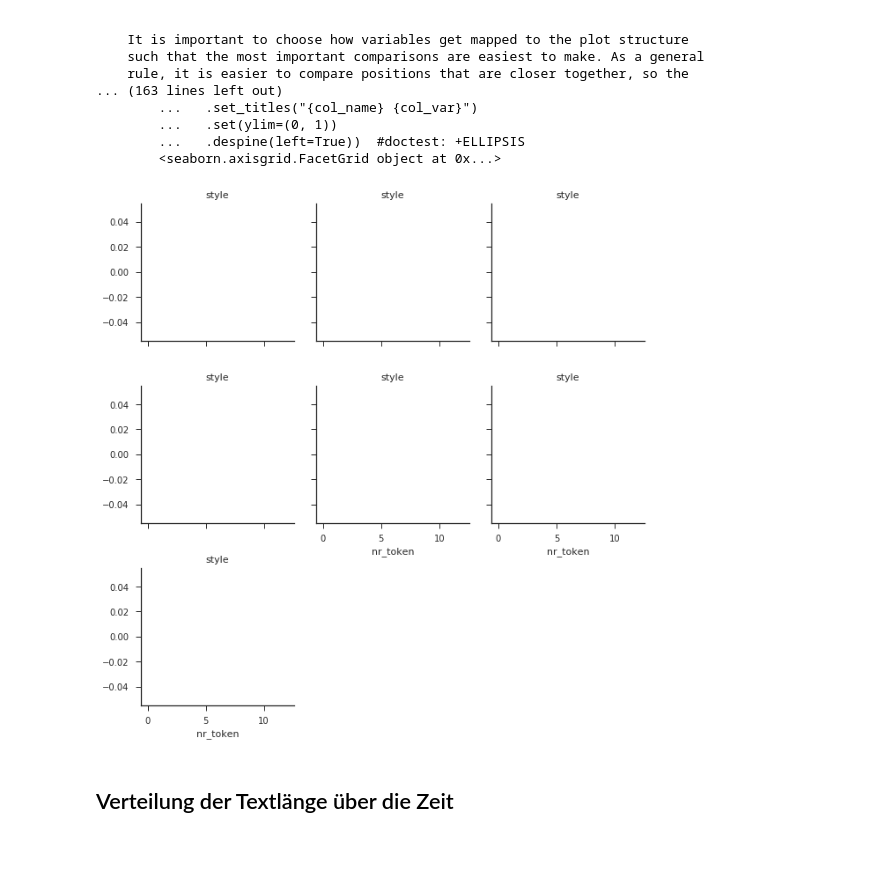
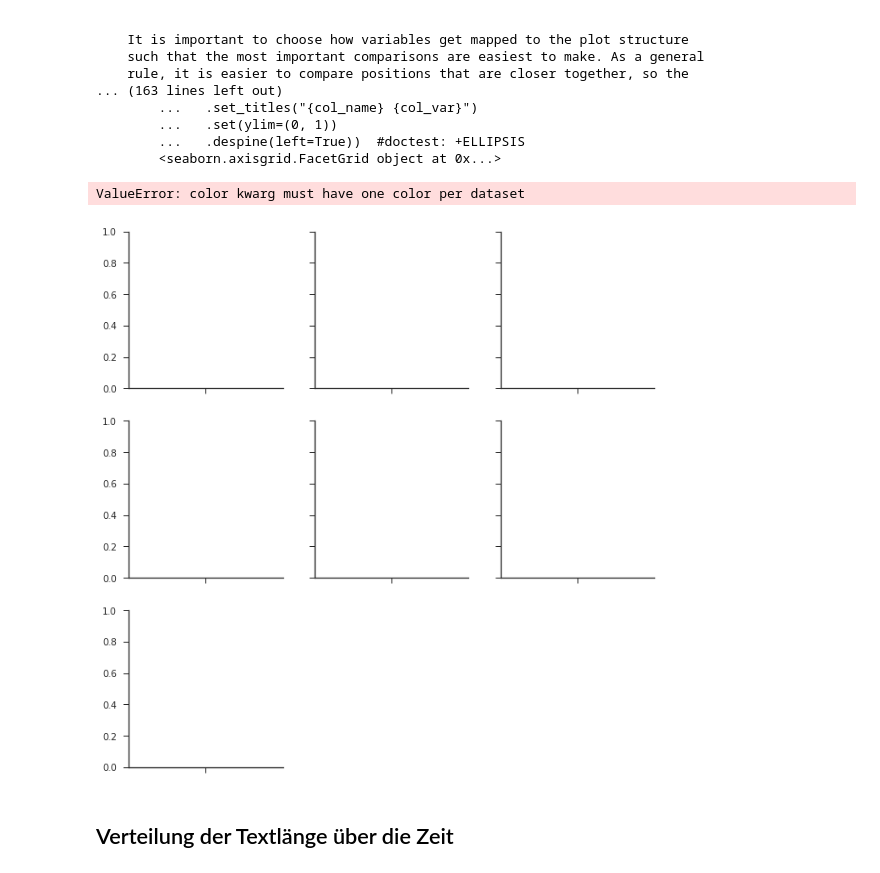
Before and after one commit to robinarthur/5pk, a Jupyter notebook: txt_edit/2_text_preprocess.ipynb, the cells around one changed output. Saved outputs shown, nothing was run; the diff lists cells and outputs as text; code cells hidden in the pictures.

```diff
--- a/txt_edit/2_text_preprocess.ipynb
+++ b/txt_edit/2_text_preprocess.ipynb
@@ -392,16 +392,17 @@ factorplot(x=None, y=None, hue=None, data=None, row=None, col=None, col_wrap=Non
 # %%
 import numpy as np
 import seaborn as sns
 sns.set(style="ticks")
 tips = sns.load_dataset("tips")
 #tips
 g = sns.FacetGrid(df, col="style", col_wrap=3)
-g = (g.map(plt.hist, "nr_token", bins=np.arange(0, 13), color="c").set_titles("style"))
+g = (g.map_dataframe(plt.hist, "year", "nr_token", color=['gray']*len(df)).set_titles("style"))
 
 # g = sns.FacetGrid(tips, col="size", col_wrap=3)
 # g = (g.map(plt.hist, "tip", bins=np.arange(0, 13), color="c").set_titles("{col_name} diners"))
 # %% [output]
+ValueError: color kwarg must have one color per dataset
-[figure, old version]
+[figure, new version]
 # %% [markdown]
 <h2>Verteilung der Textlänge über die Zeit</h2>
 # %% [markdown]
```
Also changed, not shown: 6 other files.
